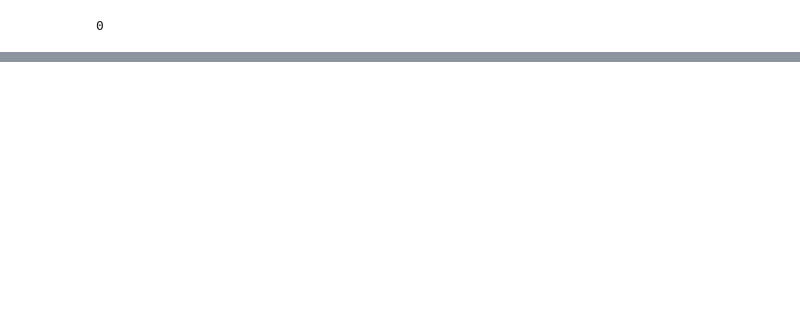
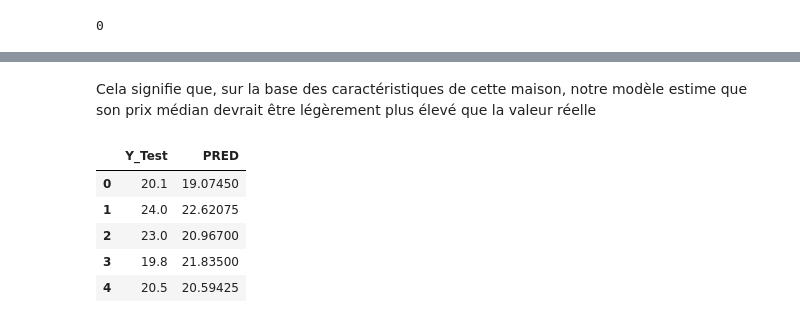
Before and after one commit to momodiagne/Machine-Learning, a Jupyter notebook: Prédictions_des_prix_de_l_immobilier.ipynb, the cells around one changed output, grey strips where cells are left out. Cells and saved outputs as stored; diff of their text form; code cells hidden in the pictures; blank space fills up the shorter version.

```diff
--- a/Prédictions_des_prix_de_l_immobilier.ipynb
+++ b/Prédictions_des_prix_de_l_immobilier.ipynb
@@ -96,0 +186,6 @@ df.duplicated().sum()
+# %%
+X_train, X_test, y_train, y_test = train_test_split(X, y)
+# %%
+scaler = StandardScaler()
+X_train = scaler.fit_transform(X_train)
+X_test = scaler.transform(X_test)
@@ -96,0 +220,23 @@ df.duplicated().sum()
+# %%
+# Définir la grille de recherche pour n_estimators
+param_grid = {'n_estimators': [10, 50, 100, 200, 300, 400, 500, 600, 700, 800, 900, 1000]}
+
+# Initialiser le modèle Random Forest pour la régression
+rf = RandomForestRegressor(random_state=42)
+
+# Utiliser GridSearchCV pour trouver le meilleur n_estimators
+grid_search = GridSearchCV(
+    estimator=rf,
+    param_grid=param_grid,
+    cv=5,
+    scoring='neg_mean_squared_error',
+    n_jobs=-1
+)
+
+grid_search.fit(X_train, y_train)
+
+best_n_estimators = grid_search.best_params_['n_estimators']
+best_score = grid_search.best_score_
+
+print(f"Meilleur n_estimators : {best_n_estimators}")
+print(f"Meilleur score (neg MSE) : {best_score}")
@@ -96,0 +246,9 @@ df.duplicated().sum()
+# %%
+model = RandomForestRegressor(n_estimators=400, random_state=42)
+model.fit(X_train, y_train)
+y_pred = model.predict(X_test)
+
+# Évaluation du modèle
+mse = mean_squared_error(y_test, y_pred)
+r2 = r2_score(y_test, y_pred)
+print(f"Random Forest Regressor: MSE = {mse:.2f}, R² = {r2:.2f}")
@@ -96,0 +306,16 @@ df.duplicated().sum()
+# %% [markdown]
+Cela signifie que, sur la base des caractéristiques de cette maison, notre modèle estime que son prix médian devrait être légèrement plus élevé que la valeur réelle
+# %%
+pred = model.predict(X_test)
+
+res = pd.DataFrame()
+res['Y_Test'] = y_test
+res['PRED'] = pred
+res.head()
+# %% [output]
+|  | Y_Test | PRED |
+| 0 | 20.1 | 19.07450 |
+| 1 | 24.0 | 22.62075 |
+| 2 | 23.0 | 20.96700 |
+| 3 | 19.8 | 21.83500 |
+| 4 | 20.5 | 20.59425 |
```
Also changed, not shown: parts of 20 cells of this notebook, 1 other file.
